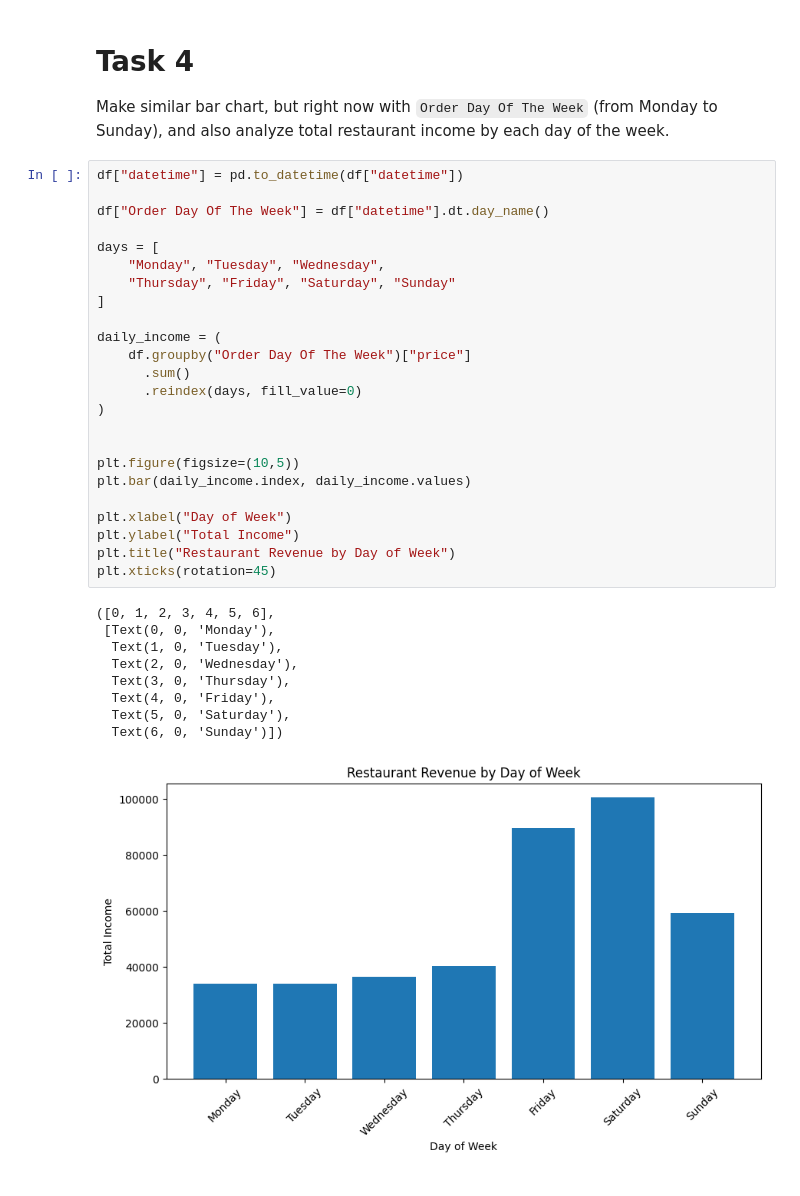
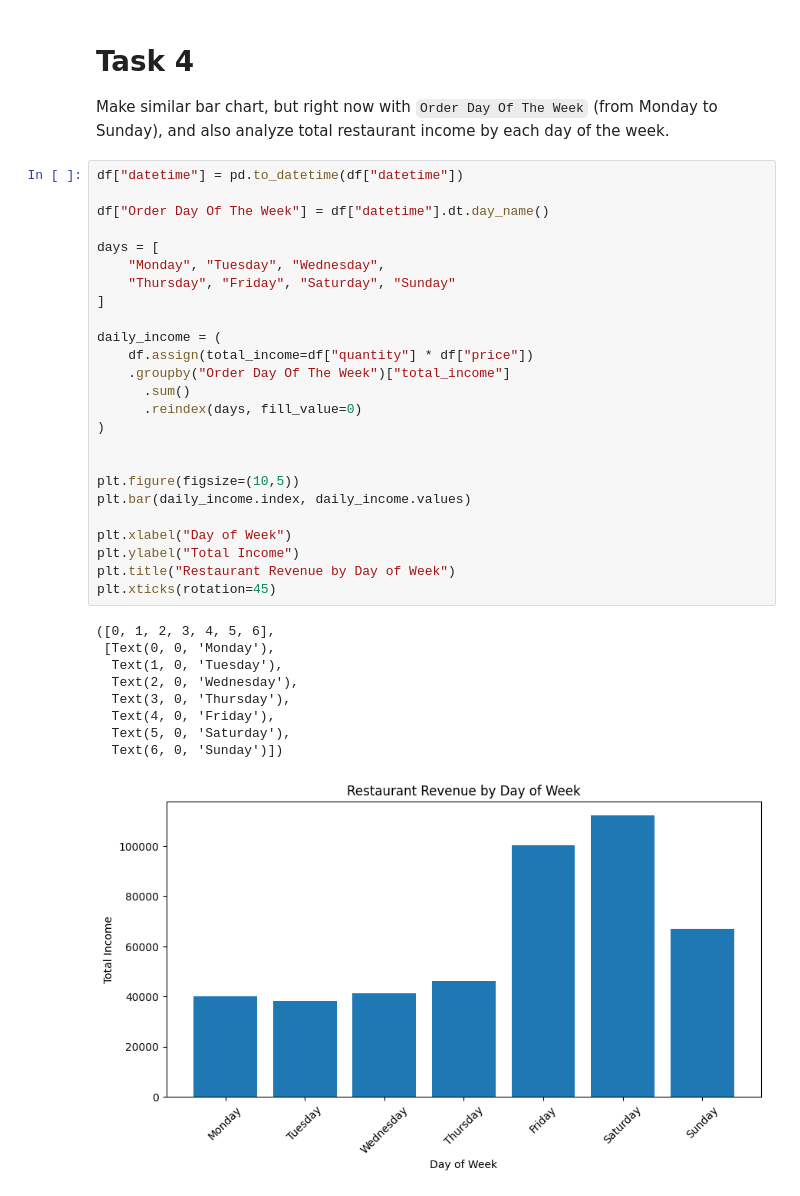
Before and after one commit to Sir-Churchill/py-restaurant-data-analysis, a Jupyter notebook: app/main.ipynb, the cells around one changed output. Cells and saved outputs as stored; diff of their text form.

```diff
--- a/app/main.ipynb
+++ b/app/main.ipynb
@@ -156,32 +157,33 @@ df["datetime"] = pd.to_datetime(df["datetime"])
 
 df["Order Day Of The Week"] = df["datetime"].dt.day_name()
 
 days = [
     "Monday", "Tuesday", "Wednesday",
     "Thursday", "Friday", "Saturday", "Sunday"
 ]
 
 daily_income = (
-    df.groupby("Order Day Of The Week")["price"]
+    df.assign(total_income=df["quantity"] * df["price"])
+    .groupby("Order Day Of The Week")["total_income"]
       .sum()
       .reindex(days, fill_value=0)
 )
 
 
 plt.figure(figsize=(10,5))
 plt.bar(daily_income.index, daily_income.values)
 
 plt.xlabel("Day of Week")
 plt.ylabel("Total Income")
 plt.title("Restaurant Revenue by Day of Week")
 plt.xticks(rotation=45)
 # %% [output]
 ([0, 1, 2, 3, 4, 5, 6],
  [Text(0, 0, 'Monday'),
   Text(1, 0, 'Tuesday'),
   Text(2, 0, 'Wednesday'),
   Text(3, 0, 'Thursday'),
   Text(4, 0, 'Friday'),
   Text(5, 0, 'Saturday'),
   Text(6, 0, 'Sunday')])
-[figure, old version]
+[figure, new version]
```
Also changed, not shown: parts of 1 cell of this notebook.
